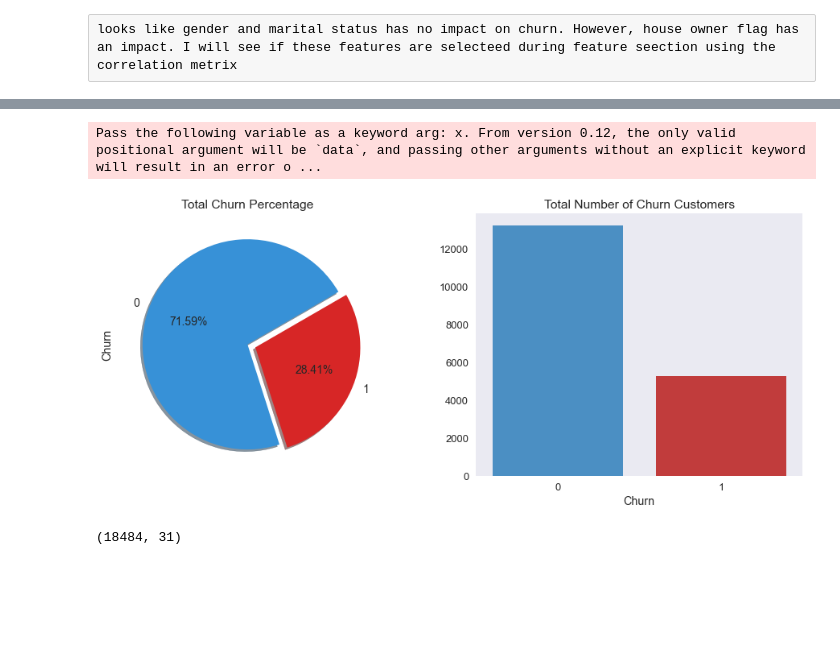
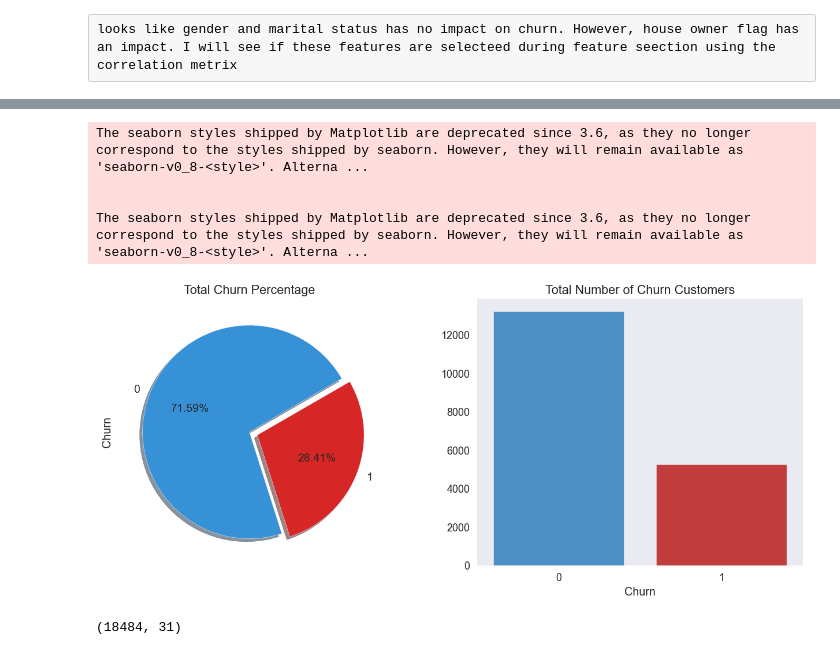
Before and after one commit to anumahd/Customer-Churn, a Jupyter notebook: DS Project Customer churn.ipynb, the cells around one changed output, grey strips where cells are left out. Cells and saved outputs as stored; diff of their text form; code cells hidden in the pictures; blank space fills up the shorter version.

```diff
--- a/DS Project Customer churn.ipynb
+++ b/DS Project Customer churn.ipynb
@@ -30,7 +30,7 @@ import random
 # %%
 #Connecting yo SQL to get the relevant data
 conn = pyodbc.connect('Driver={SQL Server};'
-'Server=DESKTOP-*******;' #Use your SQL server name here. i chose to hide mine :)
+'Server=DESKTOP-MB976LQ;' #Use your SQL server name here. i chose to hide mine :)
 'Database=AdventureWorksDW2017;'
 'Trusted_Connection=yes;')
 sql_for_df = "select CustomerKey,BirthDate,DateFirstPurchase,MaritalStatus,Gender, YearlyIncome,TotalChildren,NumberChildrenAtHome,EnglishEducation,EnglishOccupation,HouseOwnerFlag,NumberCarsOwned from dbo.DimCustomer"
@@ -145,7 +143,7 @@ dimCust.shape
 # %%
 #getting more features form sql
 conn = pyodbc.connect('Driver={SQL Server};'
-'Server=DESKTOP-*******;'
+'Server=DESKTOP-MB976LQ;'
 'Database=AdventureWorksDW2017;'
 'Trusted_Connection=yes;')
 sql_for_df = "select CustomerKey,SalesOrderNumber,SalesAmount,ProductStandardCost,OrderQuantity, SalesAmount-ProductStandardCost as Profit, OrderDate from dbo.FactInternetSales"
@@ -556,20 +555,23 @@ dFrm=df.copy() #good practice to save copies of your work so you can always retu
 # %%
 plt.style.use(['seaborn-dark','seaborn-talk'])
 
 fig, ax = plt.subplots(1,2,figsize=(16,6))
 
 dFrm['Churn'].value_counts().plot.pie(explode=[0,0.08], ax=ax[0], autopct='%1.2f%%', shadow=True,
                                     fontsize=14, startangle=30, colors=["#3791D7", "#D72626"])
 ax[0].set_title('Total Churn Percentage')
 
-sns.countplot('Churn', data=dFrm, ax=ax[1], palette=["#3791D7", "#D72626"])
+sns.countplot(x='Churn', data=dFrm, ax=ax[1], palette=["#3791D7", "#D72626"])
 ax[1].set_title('Total Number of Churn Customers')
 ax[1].set_ylabel(' ')
 
 plt.show()
 # %% [output]
-Pass the following variable as a keyword arg: x. From version 0.12, the only valid positional argument will be `data`, and passing other arguments without an explicit keyword will result in an error o ...
+The seaborn styles shipped by Matplotlib are deprecated since 3.6, as they no longer correspond to the styles shipped by seaborn. However, they will remain available as 'seaborn-v0_8-<style>'. Alterna ...
+
+
+The seaborn styles shipped by Matplotlib are deprecated since 3.6, as they no longer correspond to the styles shipped by seaborn. However, they will remain available as 'seaborn-v0_8-<style>'. Alterna ...
-[figure, old version]
+[figure, new version]
 # %%
 dFrm.shape
 # %% [output]
```
Also changed, not shown: parts of 13 cells of this notebook.
